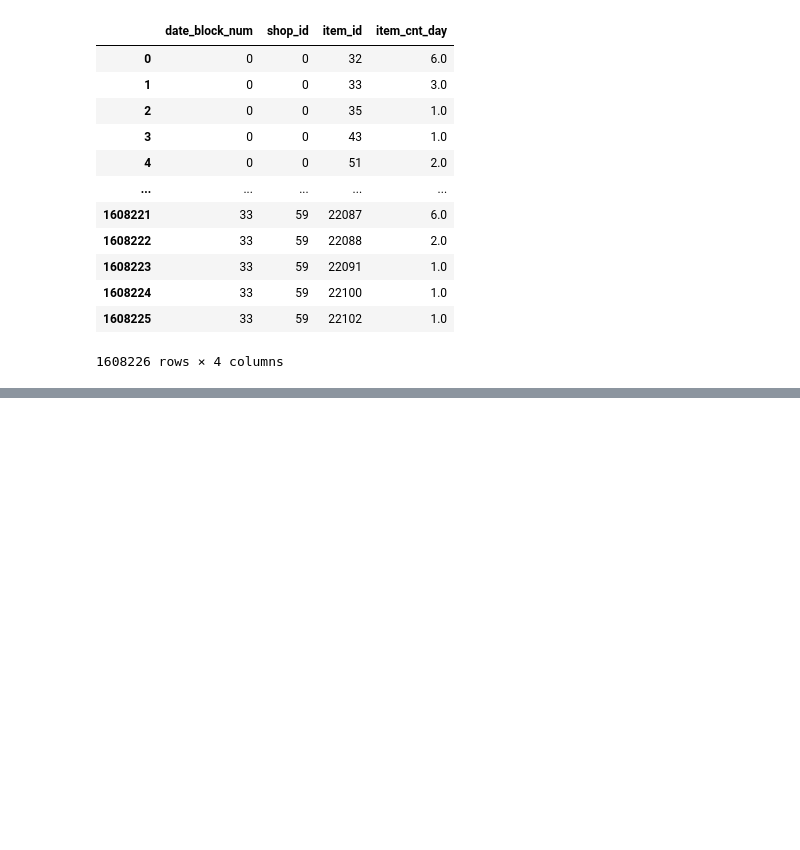
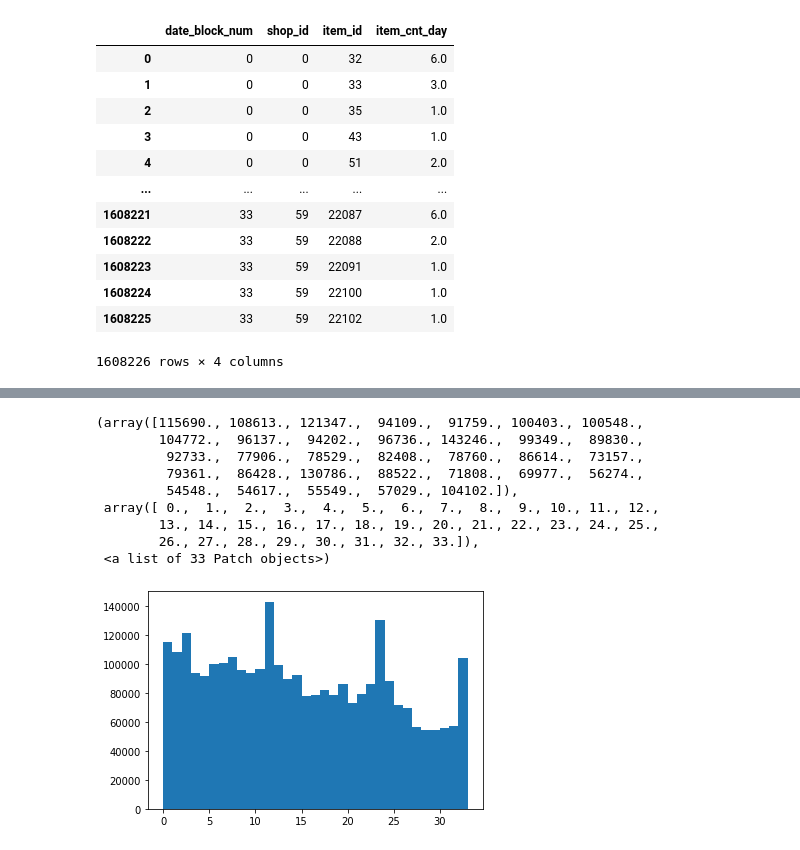
Before and after one commit to arcarrion/hsespecialization_course02, a Jupyter notebook: 02_eda.ipynb, the cells around one changed output, grey strips where cells are left out. Saved outputs shown, nothing was run; the diff lists cells and outputs as text; code cells hidden in the pictures; blank space fills up the shorter version.

```diff
--- a/02_eda.ipynb
+++ b/02_eda.ipynb
@@ -237,0 +213,2 @@ Warning: Looks like you're using an outdated API Version, please consider updati
+# %%
+sales_rawdata = pd.read_csv('rawdata/sales_train.csv')
@@ -237,0 +240,13 @@ Warning: Looks like you're using an outdated API Version, please consider updati
+# %%
+plt.hist(sales_rawdata.date_block_num, bins=max(sales_rawdata.date_block_num))
+# %% [output]
+(array([115690., 108613., 121347.,  94109.,  91759., 100403., 100548.,
+        104772.,  96137.,  94202.,  96736., 143246.,  99349.,  89830.,
+         92733.,  77906.,  78529.,  82408.,  78760.,  86614.,  73157.,
+         79361.,  86428., 130786.,  88522.,  71808.,  69977.,  56274.,
+         54548.,  54617.,  55549.,  57029., 104102.]),
+ array([ 0.,  1.,  2.,  3.,  4.,  5.,  6.,  7.,  8.,  9., 10., 11., 12.,
+        13., 14., 15., 16., 17., 18., 19., 20., 21., 22., 23., 24., 25.,
+        26., 27., 28., 29., 30., 31., 32., 33.]),
+ <a list of 33 Patch objects>)
+[figure, added]
```
Also changed, not shown: parts of 33 cells of this notebook.
